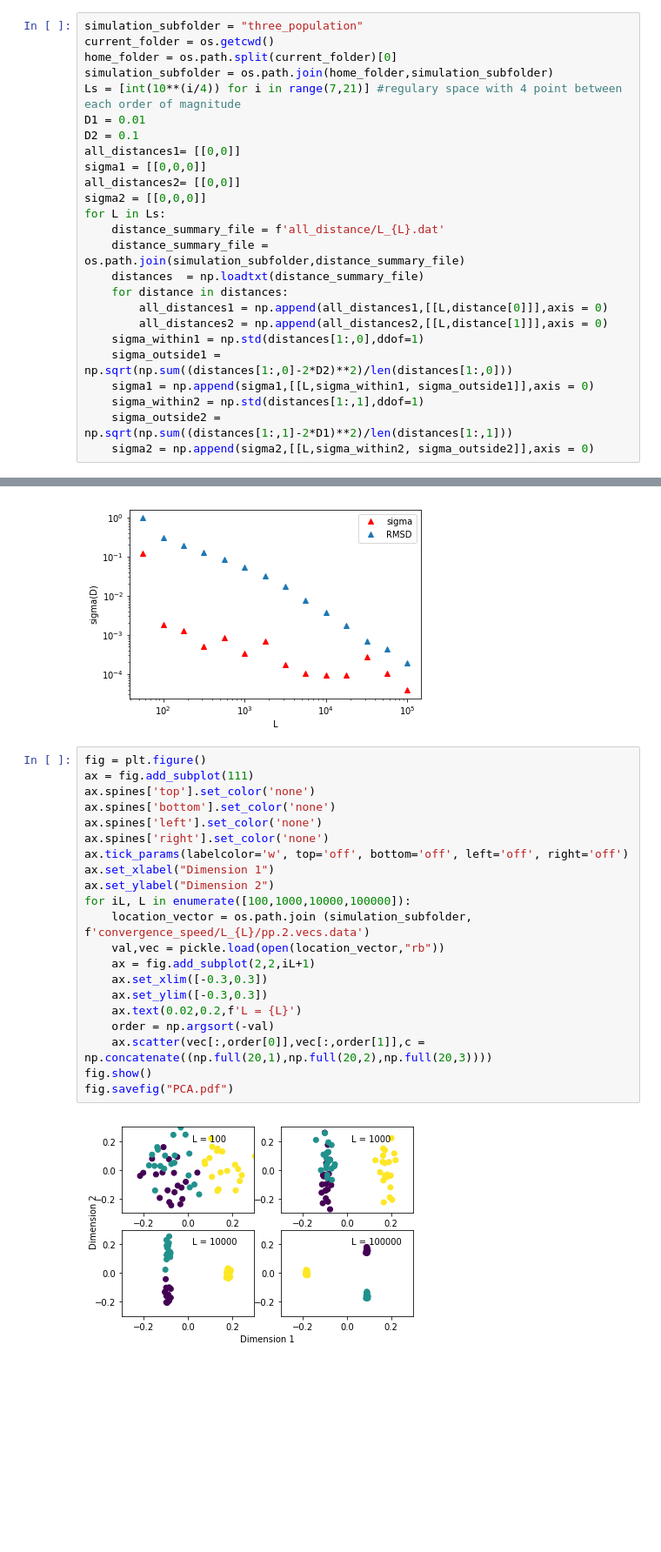
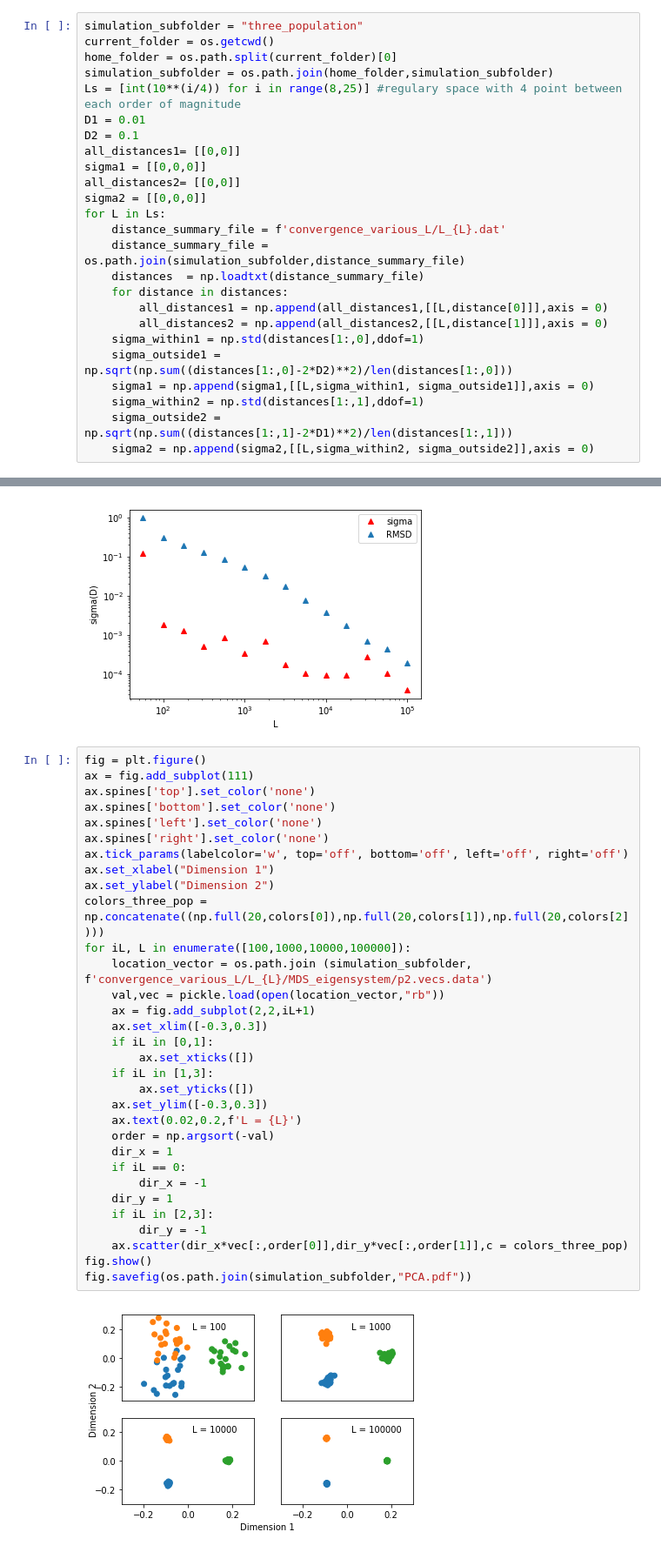
Before and after one commit to frederic-michaud/medeas_simulation, a Jupyter notebook: three_population/analyse_result.ipynb, the cells around one changed output, grey strips where cells are left out. Shown at 87% size. Saved outputs shown, nothing was run; the diff lists cells and outputs as text; blank space fills up the shorter version.

Commit message:
Latest version to plot the figure for three populations in the paper

```diff
--- a/three_population/analyse_result.ipynb
+++ b/three_population/analyse_result.ipynb
@@ -12,7 +12,7 @@ simulation_subfolder = "three_population"
 current_folder = os.getcwd()
 home_folder = os.path.split(current_folder)[0]
 simulation_subfolder = os.path.join(home_folder,simulation_subfolder)
-Ls = [int(10**(i/4)) for i in range(7,21)] #regulary space with 4 point between each order of magnitude
+Ls = [int(10**(i/4)) for i in range(8,25)] #regulary space with 4 point between each order of magnitude
 D1 = 0.01
 D2 = 0.1
 all_distances1= [[0,0]]
@@ -20,7 +20,7 @@ sigma1 = [[0,0,0]]
 all_distances2= [[0,0]]
 sigma2 = [[0,0,0]]
 for L in Ls:
-    distance_summary_file = f'all_distance/L_{L}.dat'
+    distance_summary_file = f'convergence_various_L/L_{L}.dat'
     distance_summary_file = os.path.join(simulation_subfolder,distance_summary_file)
     distances  = np.loadtxt(distance_summary_file)
     for distance in distances:
@@ -87,23 +83,34 @@ plt.savefig("RMSD_D=0.1.pdf")
 # %%
 fig = plt.figure()
 ax = fig.add_subplot(111)
 ax.spines['top'].set_color('none')
 ax.spines['bottom'].set_color('none')
 ax.spines['left'].set_color('none')
 ax.spines['right'].set_color('none')
 ax.tick_params(labelcolor='w', top='off', bottom='off', left='off', right='off')
 ax.set_xlabel("Dimension 1")
 ax.set_ylabel("Dimension 2")
+colors_three_pop = np.concatenate((np.full(20,colors[0]),np.full(20,colors[1]),np.full(20,colors[2])))
 for iL, L in enumerate([100,1000,10000,100000]):
-    location_vector = os.path.join (simulation_subfolder, f'convergence_speed/L_{L}/pp.2.vecs.data')
+    location_vector = os.path.join (simulation_subfolder, f'convergence_various_L/L_{L}/MDS_eigensystem/p2.vecs.data')
     val,vec = pickle.load(open(location_vector,"rb"))
     ax = fig.add_subplot(2,2,iL+1)
     ax.set_xlim([-0.3,0.3])
+    if iL in [0,1]:
+        ax.set_xticks([])
+    if iL in [1,3]:
+        ax.set_yticks([])
     ax.set_ylim([-0.3,0.3])
     ax.text(0.02,0.2,f'L = {L}')
     order = np.argsort(-val)
-    ax.scatter(vec[:,order[0]],vec[:,order[1]],c = np.concatenate((np.full(20,1),np.full(20,2),np.full(20,3))))
+    dir_x = 1
+    if iL == 0:
+        dir_x = -1
+    dir_y = 1
+    if iL in [2,3]:
+        dir_y = -1
+    ax.scatter(dir_x*vec[:,order[0]],dir_y*vec[:,order[1]],c = colors_three_pop)
 fig.show()
-fig.savefig("PCA.pdf")
+fig.savefig(os.path.join(simulation_subfolder,"PCA.pdf"))
 # %% [output]
-[figure, old version]
+[figure, new version]
```
Also changed, not shown: parts of 5 cells of this notebook, 19 other files.
